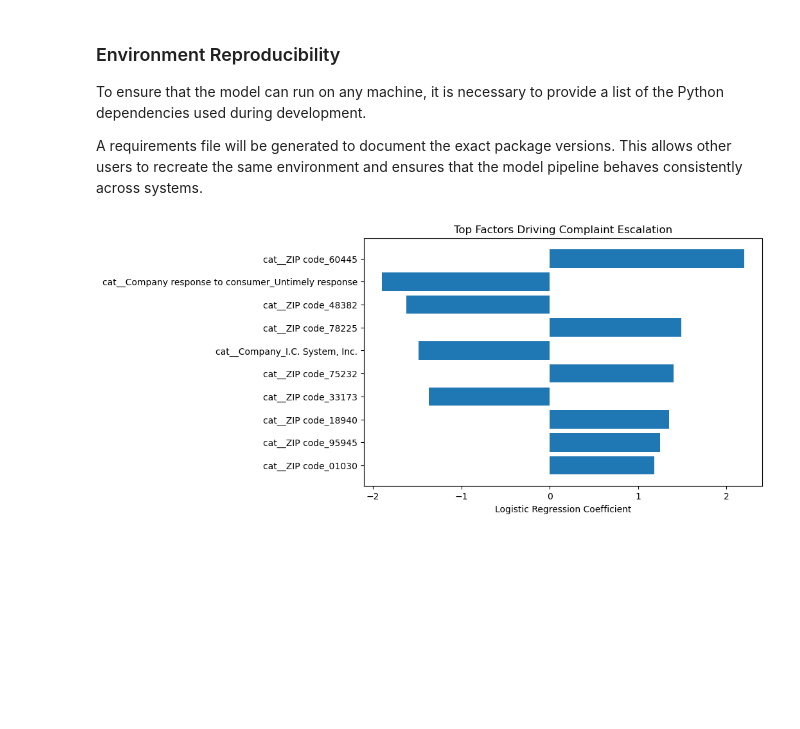
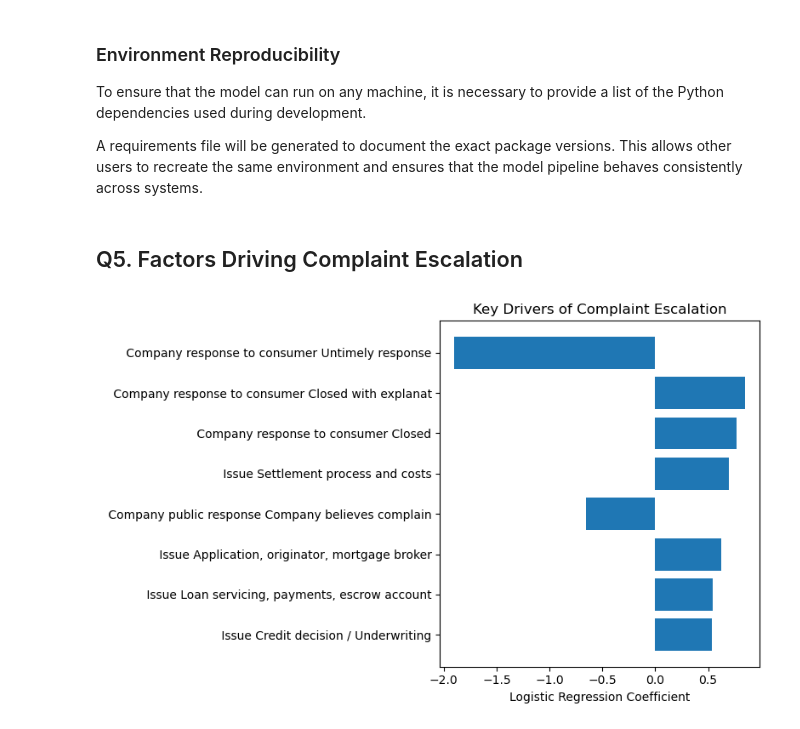
Before and after one commit to Luciamusizzano/70064_Machine_Learning, a Jupyter notebook: 70064_Complaints_Notebook.ipynb, the cells around one changed output. Cells and saved outputs as stored; diff of their text form; code cells hidden in the pictures; blank space fills up the shorter version.

```diff
--- a/70064_Complaints_Notebook.ipynb
+++ b/70064_Complaints_Notebook.ipynb
@@ -3,7 +3,7 @@
 ## Assignment Machine Learning T3- 2025/2026: FinGuard Analytics and the Consumer Complaints Challenge
 # %%
 import pandas as pd
-df=pd.read_csv('/Users/luciamusizzano/Downloads/complaints_training.csv')
+df= pd.read_csv("complaints_training.csv")
 df.head()
 # %% [output]
 |  | Date received | Product | Sub-product | Issue | Sub-issue | Consumer complaint narrative | Company public response | ... |
@@ -614,28 +614,46 @@ Model pipeline successfully saved.
 To ensure that the model can run on any machine, it is necessary to provide a list of the Python dependencies used during development.
 
 A requirements file will be generated to document the exact package versions. This allows other users to recreate the same environment and ensures that the model pipeline behaves consistently across systems.
-# %%
-import pandas as pd
-import matplotlib.pyplot as plt
-
-# Extract coefficients from the trained logistic regression model
-feature_names = best_log_model.named_steps['processor'].get_feature_names_out()
-coefficients = best_log_model.named_steps['model'].coef_[0]
-
-coef_df = pd.DataFrame({
-    "Feature": feature_names,
-    "Coefficient": coefficients
-})
-
-# Select most important features
-top_features = coef_df.reindex(coef_df.Coefficient.abs().sort_values(ascending=False).index).head(10)
-
-# Plot
-plt.figure(figsize=(8,5))
-plt.barh(top_features["Feature"], top_features["Coefficient"])
-plt.title("Top Factors Driving Complaint Escalation")
-plt.xlabel("Logistic Regression Coefficient")
-plt.gca().invert_yaxis()
-plt.show()
-# %% [output]
-[figure, removed]
+# %% [markdown]
+## Q5. Factors Driving Complaint Escalation
+# %%
+import pandas as pd
+import matplotlib.pyplot as plt
+
+# Extract coefficients
+feature_names = best_log_model.named_steps['processor'].get_feature_names_out()
+coefficients = best_log_model.named_steps['model'].coef_[0]
+
+coef_df = pd.DataFrame({
+    "Feature": feature_names,
+    "Coefficient": coefficients
+})
+
+# Remove noisy features
+coef_df_filtered = coef_df[
+    ~coef_df["Feature"].str.contains(
+        "ZIP|Company_|narrative|Date received",
+        case=False,
+        regex=True
+    )
+]
+
+# Take top interpretable drivers
+top_features = coef_df_filtered.reindex(
+    coef_df_filtered.Coefficient.abs().sort_values(ascending=False).index
+).head(8)
+
+# Clean feature names for readability
+top_features["Feature"] = top_features["Feature"].str.replace("cat_", "")
+top_features["Feature"] = top_features["Feature"].str.replace("_", " ")
+top_features["Feature"] = top_features["Feature"].str.slice(0,50)
+# Plot
+plt.figure(figsize=(8,5))
+plt.barh(top_features["Feature"], top_features["Coefficient"])
+plt.title("Key Drivers of Complaint Escalation")
+plt.xlabel("Logistic Regression Coefficient")
+plt.gca().invert_yaxis()
+plt.tight_layout()
+plt.show()
+# %% [output]
+[figure, added]
```
Also changed, not shown: parts of 1 cell of this notebook.
